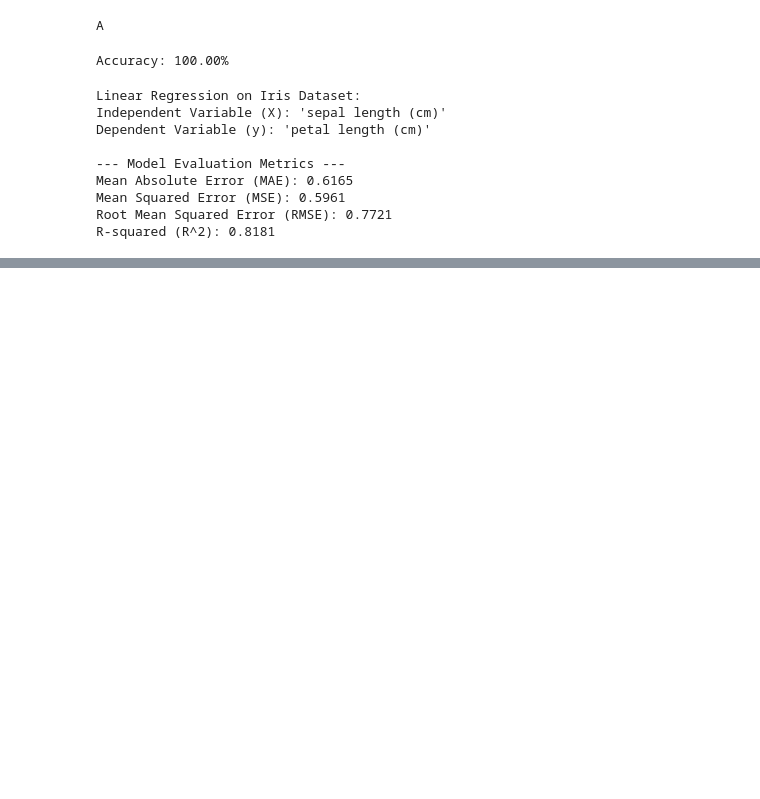
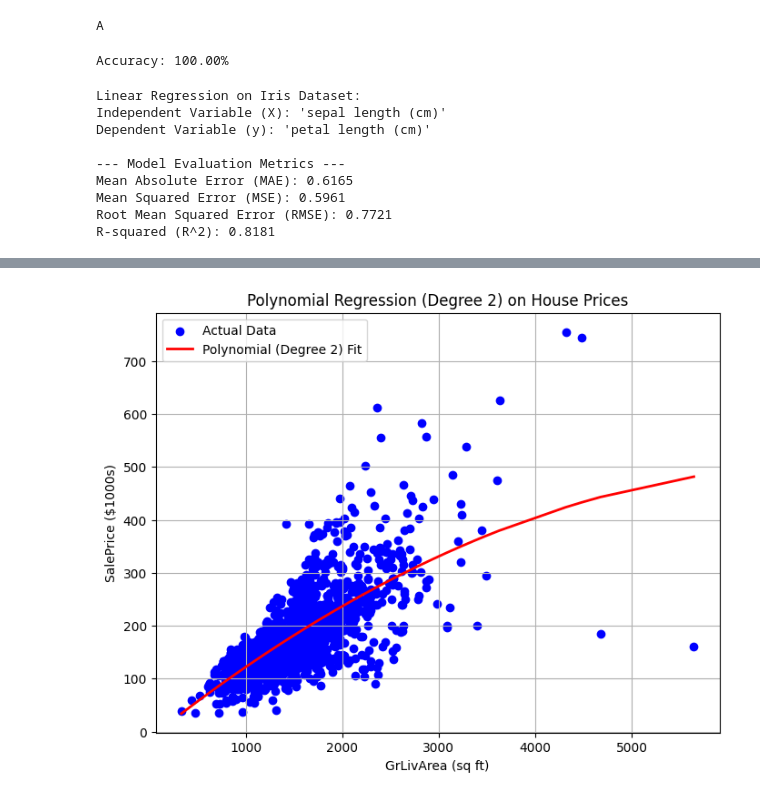
Before and after one commit to Priyanshu27083/ML_lab, a Jupyter notebook: scikit.ipynb, the cells around one changed output, grey strips where cells are left out. Drawn from its saved outputs; the diff is of its cells as text; code cells hidden in the pictures; blank space fills up the shorter version.

```diff
--- a/scikit.ipynb
+++ b/scikit.ipynb
@@ -1289,0 +1430,75 @@ R-squared (R^2): 0.8181
+# %%
+#Polynomial Regression
+import numpy as np
+import pandas as pd
+from sklearn.linear_model import LinearRegression
+from sklearn.preprocessing import PolynomialFeatures
+from sklearn.metrics import mean_absolute_error, mean_squared_error, r2_score
+import matplotlib.pyplot as plt
+
+data = pd.read_csv('/content/house_price_train.csv')
+df = pd.DataFrame(data)
+
+features = ['GrLivArea']
+target = 'SalePrice'
+
+df[features] = df[features].fillna(df[features].mean())
+
+X = df[features].values
+Y_scaled = df[target].values / 1000
+
+#extra for polynomial
+degree = 2
+poly_features = PolynomialFeatures(degree=degree)
+X_poly = poly_features.fit_transform(X)
+
+model = LinearRegression()
+model.fit(X_poly, Y_scaled)
+Y_pred_scaled = model.predict(X_poly)
+
+
+# Predict for a new house with 2000 sq ft
+new_data = np.array([[2000]]).reshape(1, -1)
+new_data_poly = poly_features.transform(new_data)
+new_prediction_scaled = model.predict(new_data_poly)
+
+# Evaluate performance
+mae = mean_absolute_error(Y_scaled, Y_pred_scaled)
+mse = mean_squared_error(Y_scaled, Y_pred_scaled)
+rmse = np.sqrt(mse)
+r2 = r2_score(Y_scaled, Y_pred_scaled)
+
+n = len(Y_scaled)
+k = X_poly.shape[1] - 1   # exclude bias term for adjusted R²
+adjusted_r2 = 1 - ((1 - r2) * (n - 1) / (n - k - 1))
+
+# Print results
+print("Polynomial Regression on House Prices Data")
+print(f"Feature (X): GrLivArea (Degree {degree})")
+print("Target (Y): SalePrice ($1000s)")
+
+print(f"Mean Absolute Error (MAE): ${mae:.2f}K")
+print(f"Mean Squared Error (MSE): {mse:.2f}")
+print(f"Root Mean Squared Error (RMSE): ${rmse:.2f}K")
+print(f"R-Squared (R2): {r2:.4f}")
+print(f"Adjusted R-squared: {adjusted_r2:.4f}")
+
+predicted_price = new_prediction_scaled[0] * 1000
+print(f"\nPrediction for new house (2000 sq ft): ${predicted_price:.2f}")
+
+# Plot the polynomial regression curve
+plt.figure(figsize=(8,6))
+plt.scatter(X, Y_scaled, color='blue', label='Actual Data')
+
+# Sort values for smooth curve
+X_sorted = np.sort(X, axis=0)
+Y_poly_pred_sorted = model.predict(poly_features.transform(X_sorted))
+plt.plot(X_sorted, Y_poly_pred_sorted, color='red', linewidth=2, label=f'Polynomial (Degree {degree}) Fit')
+
+plt.xlabel('GrLivArea (sq ft)')
+plt.ylabel('SalePrice ($1000s)')
+plt.title(f'Polynomial Regression (Degree {degree}) on House Prices')
+plt.legend()
+plt.grid(True)
+plt.show()
+# %% [output]
@@ -1289,0 +1515 @@ R-squared (R^2): 0.8181
+[figure, added]
```
Also changed, not shown: parts of 5 cells of this notebook.
